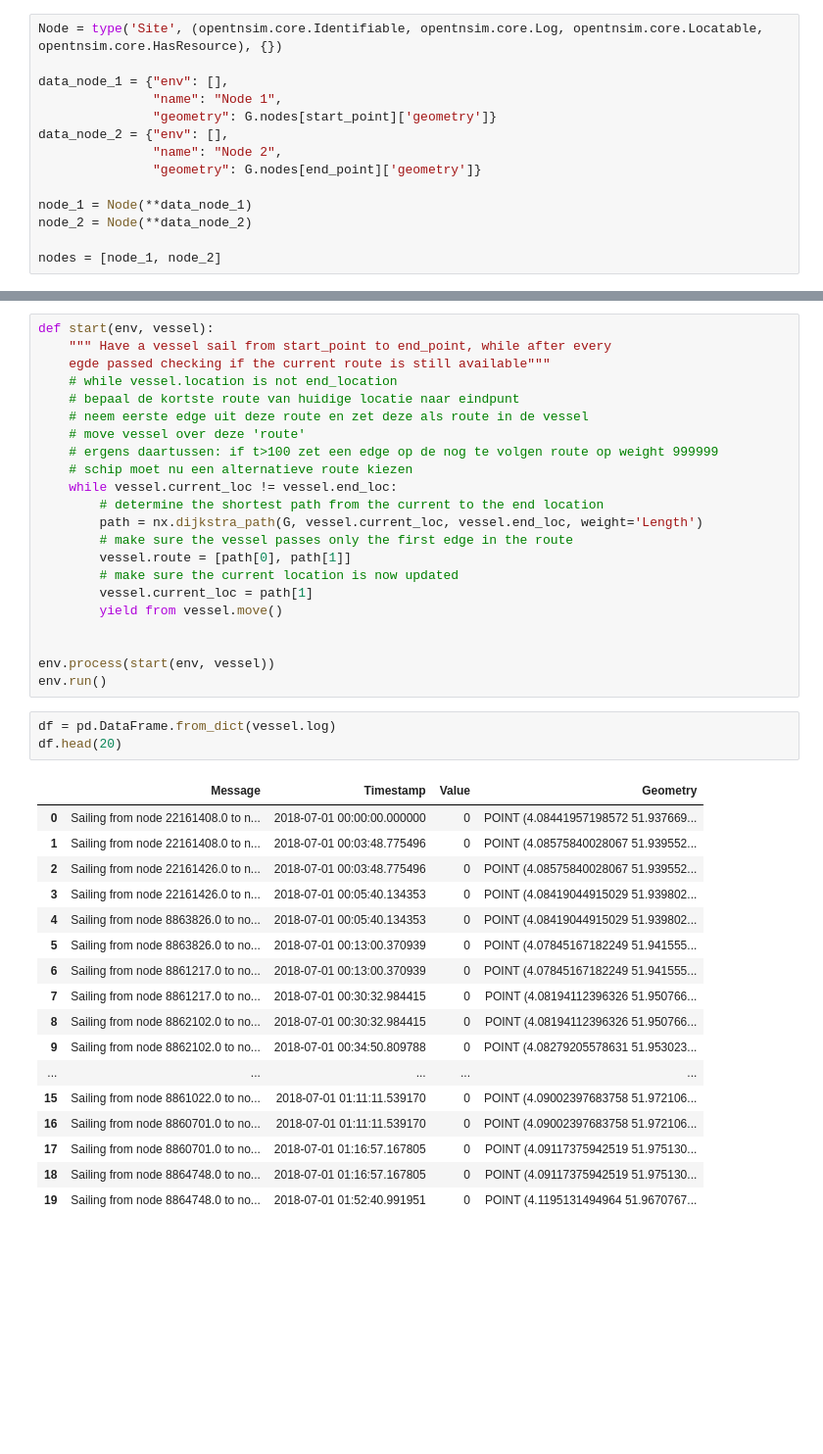
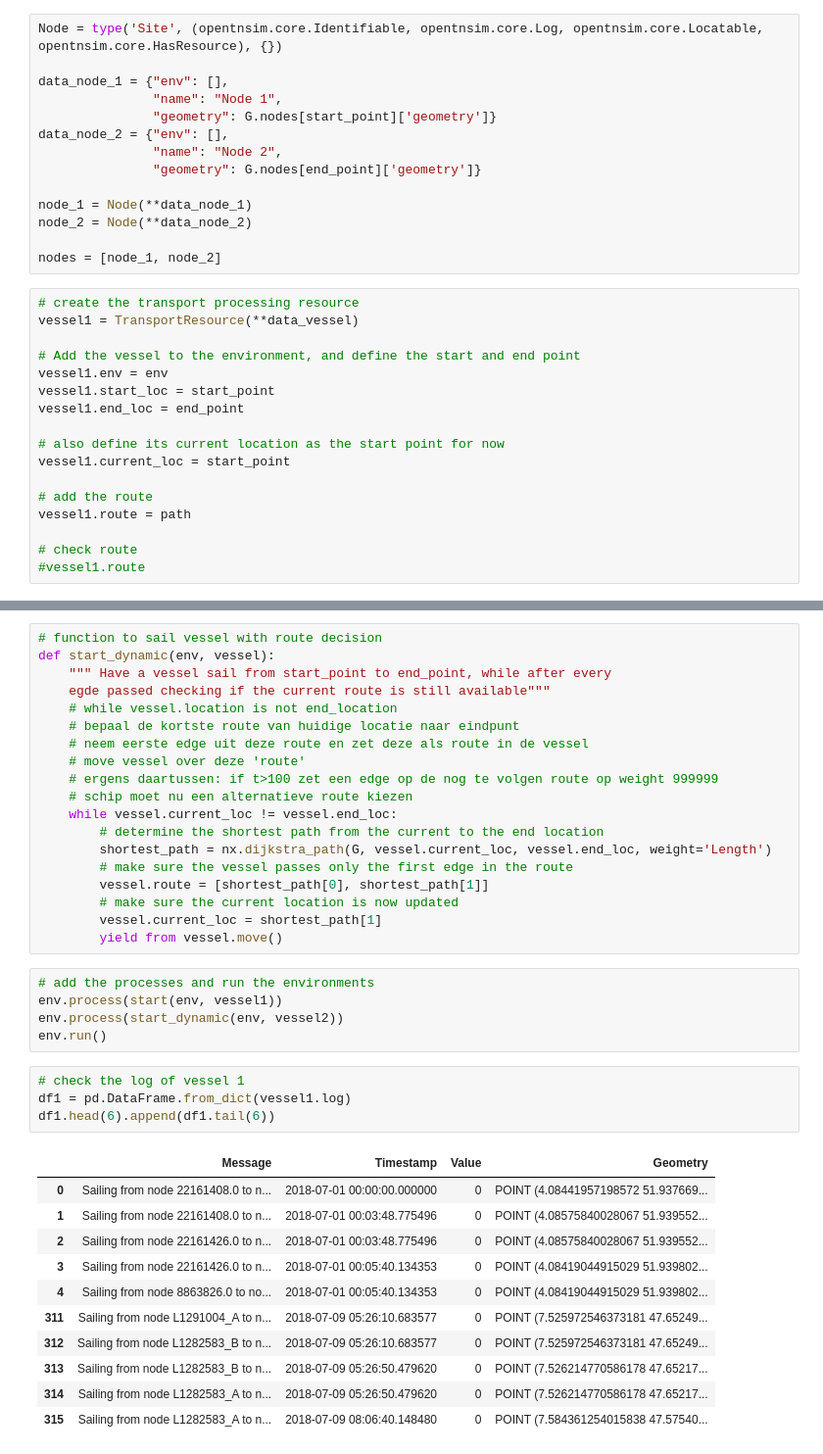
Before and after one commit to Deltares-research/digitaltwin-waterway, a Jupyter notebook: notebooks/scenario-afsluiting.ipynb, the cells around one changed output, grey strips where cells are left out. Shown at 98% size. Drawn from its saved outputs; the diff is of its cells as text; blank space fills up the shorter version.

```diff
--- a/notebooks/scenario-afsluiting.ipynb
+++ b/notebooks/scenario-afsluiting.ipynb
@@ -109,4 +112,21 @@ node_1 = Node(**data_node_1)
 node_2 = Node(**data_node_2)
 
 nodes = [node_1, node_2]
+# %%
+# create the transport processing resource
+vessel1 = TransportResource(**data_vessel)
+
+# Add the vessel to the environment, and define the start and end point
+vessel1.env = env
+vessel1.start_loc = start_point
+vessel1.end_loc = end_point
+
+# also define its current location as the start point for now
+vessel1.current_loc = start_point
+
+# add the route
+vessel1.route = path
+
+# check route
+#vessel1.route
 # %%
@@ -122,5 +155,6 @@ vessel.route = path # needed? --> seems as though this path is sailed even thoug
 # %%
-def start(env, vessel):
+# function to sail vessel with route decision
+def start_dynamic(env, vessel):
     """ Have a vessel sail from start_point to end_point, while after every
     egde passed checking if the current route is still available"""
     # while vessel.location is not end_location
@@ -131,34 +165,30 @@ def start(env, vessel):
     # schip moet nu een alternatieve route kiezen
     while vessel.current_loc != vessel.end_loc:
         # determine the shortest path from the current to the end location
-        path = nx.dijkstra_path(G, vessel.current_loc, vessel.end_loc, weight='Length')
+        shortest_path = nx.dijkstra_path(G, vessel.current_loc, vessel.end_loc, weight='Length')
         # make sure the vessel passes only the first edge in the route
-        vessel.route = [path[0], path[1]]
+        vessel.route = [shortest_path[0], shortest_path[1]]
         # make sure the current location is now updated
-        vessel.current_loc = path[1]
+        vessel.current_loc = shortest_path[1]
         yield from vessel.move()
-
-
-env.process(start(env, vessel))
-env.run()
-# %%
-df = pd.DataFrame.from_dict(vessel.log)
-df.head(20)
-# %% [output]
-|  | Message | Timestamp | Value | Geometry |
-| 0 | Sailing from node 22161408.0 to n... | 2018-07-01 00:00:00.000000 | 0 | POINT (4.08441957198572 51.937669... |
-| 1 | Sailing from node 22161408.0 to n... | 2018-07-01 00:03:48.775496 | 0 | POINT (4.08575840028067 51.939552... |
-| 2 | Sailing from node 22161426.0 to n... | 2018-07-01 00:03:48.775496 | 0 | POINT (4.08575840028067 51.939552... |
-| 3 | Sailing from node 22161426.0 to n... | 2018-07-01 00:05:40.134353 | 0 | POINT (4.08419044915029 51.939802... |
-| 4 | Sailing from node 8863826.0 to no... | 2018-07-01 00:05:40.134353 | 0 | POINT (4.08419044915029 51.939802... |
-| 5 | Sailing from node 8863826.0 to no... | 2018-07-01 00:13:00.370939 | 0 | POINT (4.07845167182249 51.941555... |
-| 6 | Sailing from node 8861217.0 to no... | 2018-07-01 00:13:00.370939 | 0 | POINT (4.07845167182249 51.941555... |
-| 7 | Sailing from node 8861217.0 to no... | 2018-07-01 00:30:32.984415 | 0 | POINT (4.08194112396326 51.950766... |
-| 8 | Sailing from node 8862102.0 to no... | 2018-07-01 00:30:32.984415 | 0 | POINT (4.08194112396326 51.950766... |
-| 9 | Sailing from node 8862102.0 to no... | 2018-07-01 00:34:50.809788 | 0 | POINT (4.08279205578631 51.953023... |
-| ... | ... | ... | ... | ... |
-| 15 | Sailing from node 8861022.0 to no... | 2018-07-01 01:11:11.539170 | 0 | POINT (4.09002397683758 51.972106... |
-| 16 | Sailing from node 8860701.0 to no... | 2018-07-01 01:11:11.539170 | 0 | POINT (4.09002397683758 51.972106... |
-| 17 | Sailing from node 8860701.0 to no... | 2018-07-01 01:16:57.167805 | 0 | POINT (4.09117375942519 51.975130... |
-| 18 | Sailing from node 8864748.0 to no... | 2018-07-01 01:16:57.167805 | 0 | POINT (4.09117375942519 51.975130... |
-| 19 | Sailing from node 8864748.0 to no... | 2018-07-01 01:52:40.991951 | 0 | POINT (4.1195131494964 51.9670767... |
+# %%
+# add the processes and run the environments
+env.process(start(env, vessel1))
+env.process(start_dynamic(env, vessel2))
+env.run()
+# %%
+# check the log of vessel 1
+df1 = pd.DataFrame.from_dict(vessel1.log)
+df1.head(6).append(df1.tail(6))
+# %% [output]
+|  | Message | Timestamp | Value | Geometry |
+| 0 | Sailing from node 22161408.0 to n... | 2018-07-01 00:00:00.000000 | 0 | POINT (4.08441957198572 51.937669... |
+| 1 | Sailing from node 22161408.0 to n... | 2018-07-01 00:03:48.775496 | 0 | POINT (4.08575840028067 51.939552... |
+| 2 | Sailing from node 22161426.0 to n... | 2018-07-01 00:03:48.775496 | 0 | POINT (4.08575840028067 51.939552... |
+| 3 | Sailing from node 22161426.0 to n... | 2018-07-01 00:05:40.134353 | 0 | POINT (4.08419044915029 51.939802... |
+| 4 | Sailing from node 8863826.0 to no... | 2018-07-01 00:05:40.134353 | 0 | POINT (4.08419044915029 51.939802... |
+| 311 | Sailing from node L1291004_A to n... | 2018-07-09 05:26:10.683577 | 0 | POINT (7.525972546373181 47.65249... |
+| 312 | Sailing from node L1282583_B to n... | 2018-07-09 05:26:10.683577 | 0 | POINT (7.525972546373181 47.65249... |
+| 313 | Sailing from node L1282583_B to n... | 2018-07-09 05:26:50.479620 | 0 | POINT (7.526214770586178 47.65217... |
+| 314 | Sailing from node L1282583_A to n... | 2018-07-09 05:26:50.479620 | 0 | POINT (7.526214770586178 47.65217... |
+| 315 | Sailing from node L1282583_A to n... | 2018-07-09 08:06:40.148480 | 0 | POINT (7.584361254015838 47.57540... |
```
Also changed, not shown: parts of 7 cells of this notebook.
